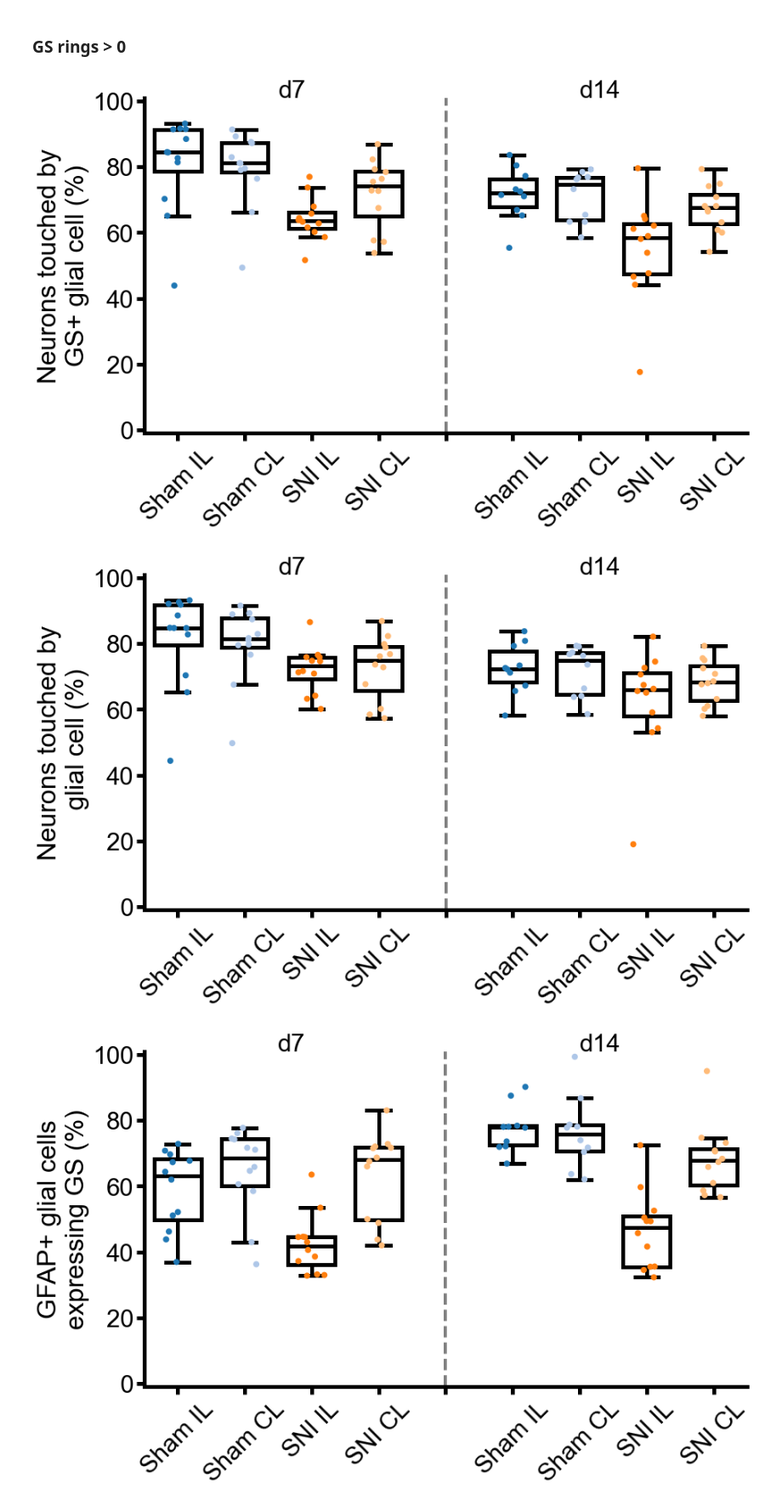
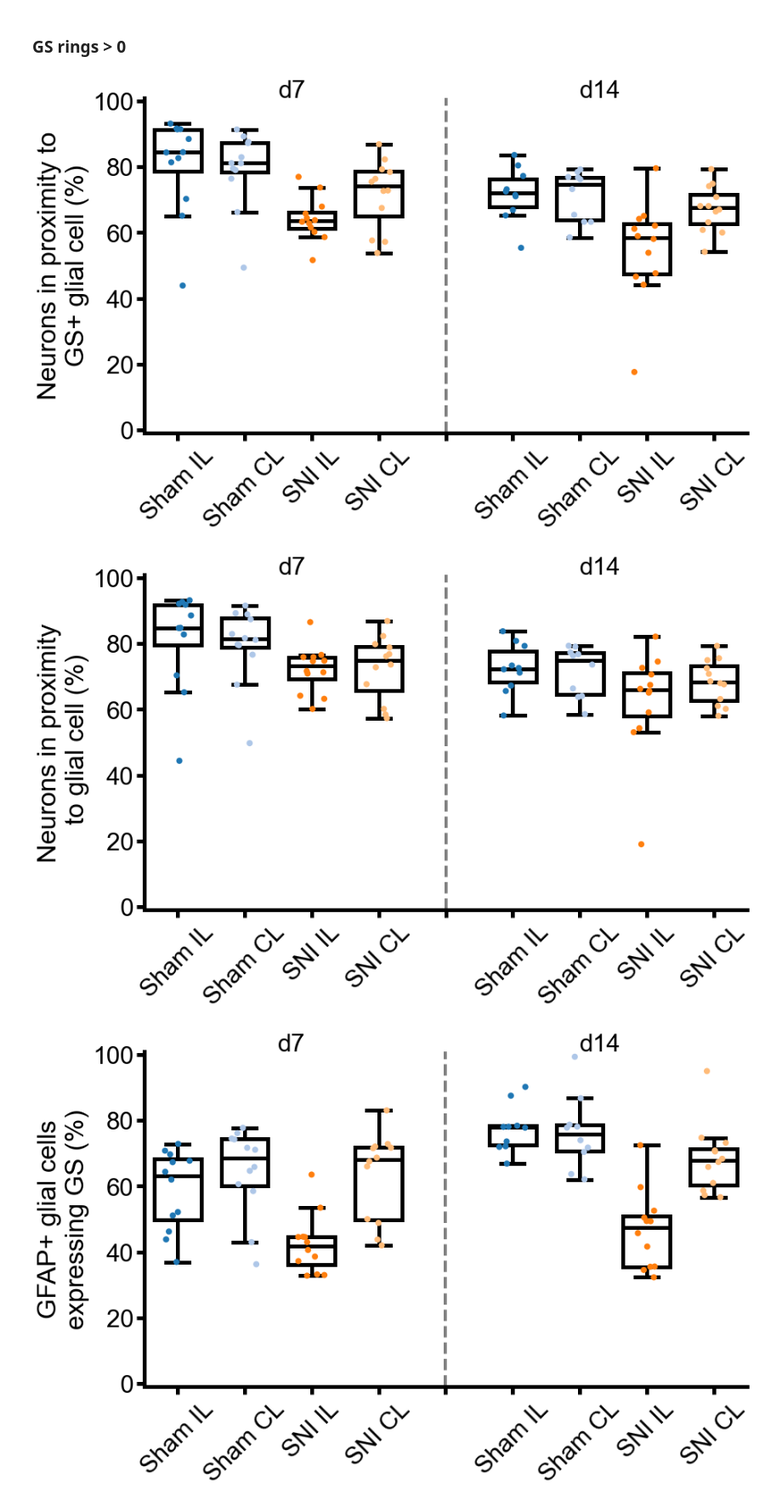
Before and after one commit to AmSchulte/DRG, a Jupyter notebook: Boxplots_d7+d14.ipynb, the cells around one changed output. Shown at 85% size. Drawn from its saved outputs; the diff is of its cells as text; code cells hidden in the pictures.

```diff
--- a/Boxplots_d7+d14.ipynb
+++ b/Boxplots_d7+d14.ipynb
@@ -108,13 +108,13 @@ plot_all('ring_ratios_gfap', 'Neurons touched by\nGFAP+ glial cell (%)')
 # %% [markdown]
 ### GS rings > 0
 # %%
-plot_all('ring_ratios_gs', 'Neurons touched by\nGS+ glial cell (%)')
+plot_all('ring_ratios_gs', 'Neurons in proximity to\nGS+ glial cell (%)')
 # %% [output]
-[figure, old version]
+[figure, new version]
 # %%
-plot_all('ring_ratios_ring', 'Neurons touched by\n glial cell (%)')
+plot_all('ring_ratios_ring', 'Neurons in proximity\n to glial cell (%)')
 # %% [output]
-[figure, old version]
+[figure, new version]
 # %%
 plot_all('gfap_overlaps', 'GFAP+ glial cells\nexpressing GS (%)')
 # %% [output]
```
Also changed, not shown: parts of 6 cells of this notebook, 1 other file.
